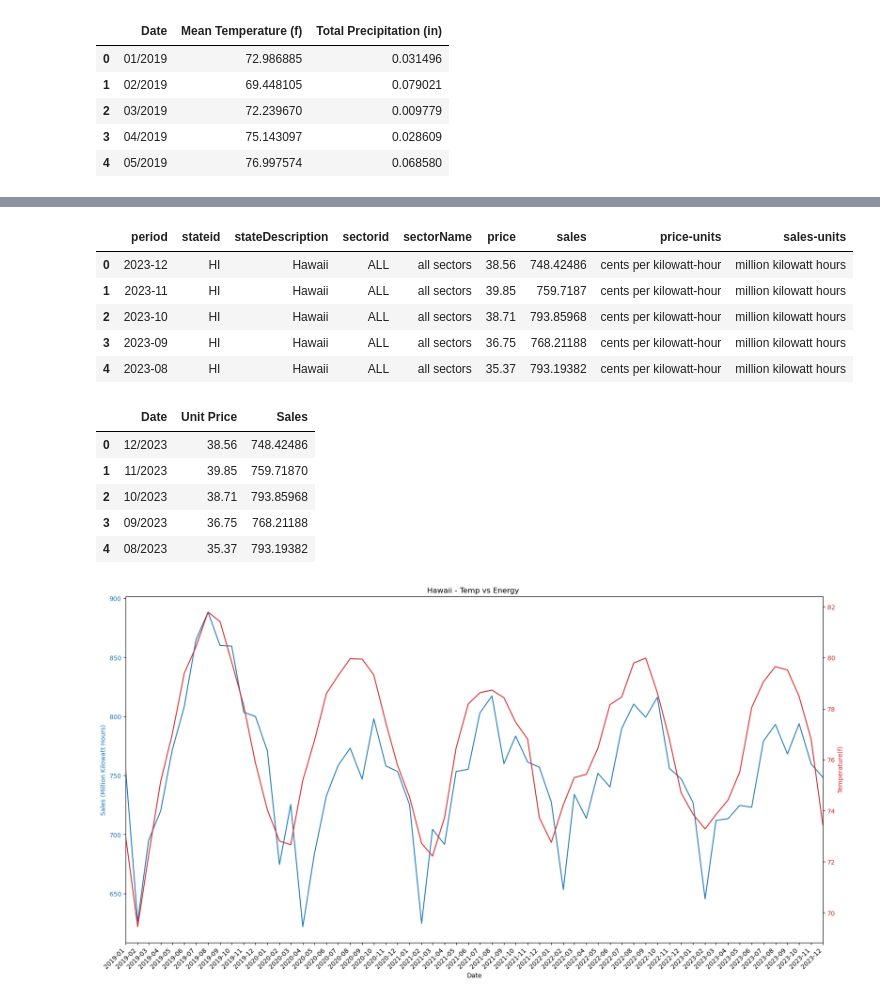
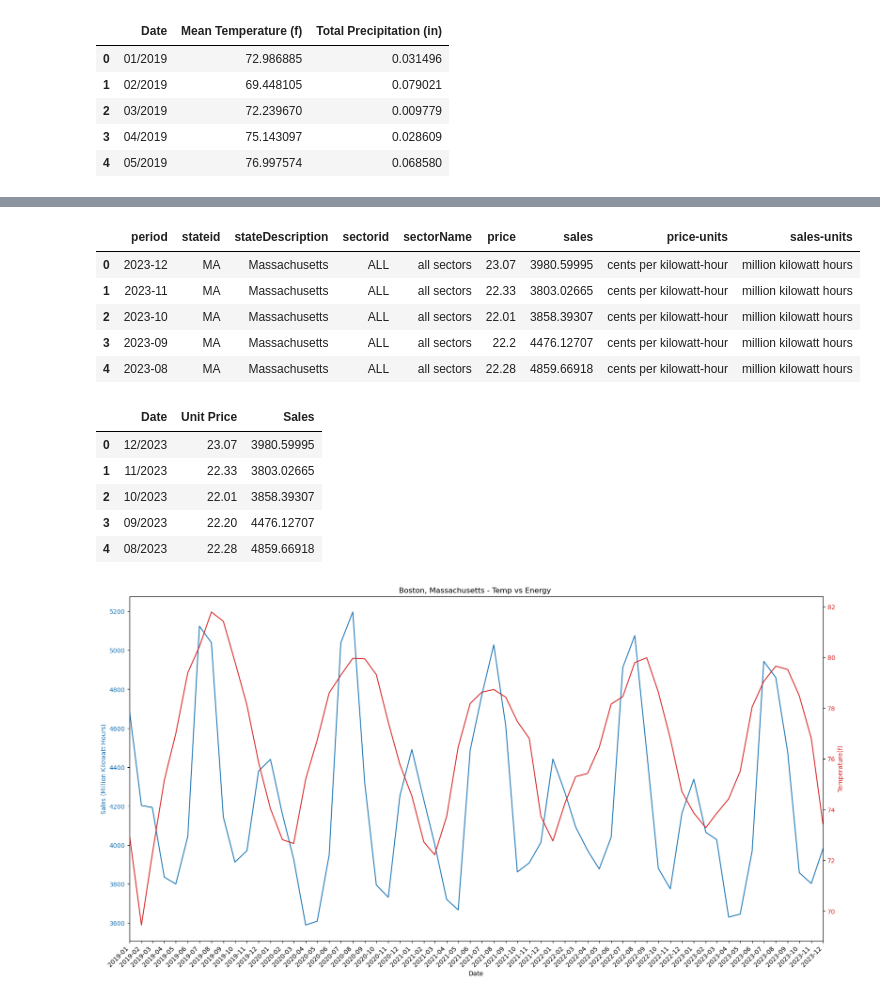
Before and after one commit to Deadbones267/Group-Project-1, a Jupyter notebook: weather_trends_energy_analysis.ipynb, the cells around one changed output, grey strips where cells are left out. Drawn from its saved outputs; the diff is of its cells as text; code cells hidden in the pictures.

```diff
--- a/weather_trends_energy_analysis.ipynb
+++ b/weather_trends_energy_analysis.ipynb
@@ -79,10 +112,10 @@ daily_data["Mean Temperature (f)"] = daily_temperature_2m_mean
 daily_data["Total Precipitation (in)"] = daily_precipitation_sum
 # %%
 # Honolulu Weather: Remove NA and Normailze date format
-honolulu_daily_df = pd.DataFrame(data = daily_data).dropna(how='any' )
-honolulu_daily_df['date'] = honolulu_daily_df['date'].dt.tz_localize(None)
+daily_df = pd.DataFrame(data = daily_data).dropna(how='any' )
+daily_df['date'] = daily_df['date'].dt.tz_localize(None)
 
-honolulu_daily_df.head()
+daily_df.head()
 # %% [output]
 |  | date | Mean Temperature (f) | Total Precipitation (in) |
 | 0 | 2019-01-01 | 75.174347 | 0.003937 |
@@ -119,53 +154,53 @@ eia_base_url = f"https://api.eia.gov/v2/electricity/retail-sales/data/?api_key={
 # %%
 # Honolulu Energy: Get Data
-hawaii_energy_args = f'&frequency=monthly&data[0]=price&data[1]=sales&facets[stateid][]=HI&facets[sectorid][]=ALL&start=2019-01&end=2023-12&sort[0][column]=period&sort[0][direction]=desc&offset=0&length=5000'
+state_energy_args = f'&frequency=monthly&data[0]=price&data[1]=sales&facets[stateid][]={first_state_abbr}&facets[sectorid][]=ALL&start=2019-01&end=2023-12&sort[0][column]=period&sort[0][direction]=desc&offset=0&length=5000'
 
-eia_hawaii_response = requests.get(eia_base_url + hawaii_energy_args)
+eia_response = requests.get(eia_base_url + state_energy_args)
 
-eia_hawaii_response_object = eia_hawaii_response.json()
-eia_hawaii_response_data = eia_hawaii_response_object['response']['data']
+eia_response_object = eia_response.json()
+eia_response_data = eia_response_object['response']['data']
 
-hawaii_energy_df = pd.DataFrame(eia_hawaii_response_data)
-hawaii_energy_df.head()
+energy_df = pd.DataFrame(eia_response_data)
+energy_df.head()
 # %% [output]
 |  | period | stateid | stateDescription | sectorid | sectorName | price | sales | price-units | sales-units |
-| 0 | 2023-12 | HI | Hawaii | ALL | all sectors | 38.56 | 748.42486 | cents per kilowatt-hour | million kilowatt hours |
-| 1 | 2023-11 | HI | Hawaii | ALL | all sectors | 39.85 | 759.7187 | cents per kilowatt-hour | million kilowatt hours |
-| 2 | 2023-10 | HI | Hawaii | ALL | all sectors | 38.71 | 793.85968 | cents per kilowatt-hour | million kilowatt hours |
-| 3 | 2023-09 | HI | Hawaii | ALL | all sectors | 36.75 | 768.21188 | cents per kilowatt-hour | million kilowatt hours |
-| 4 | 2023-08 | HI | Hawaii | ALL | all sectors | 35.37 | 793.19382 | cents per kilowatt-hour | million kilowatt hours |
+| 0 | 2023-12 | MA | Massachusetts | ALL | all sectors | 23.07 | 3980.59995 | cents per kilowatt-hour | million kilowatt hours |
+| 1 | 2023-11 | MA | Massachusetts | ALL | all sectors | 22.33 | 3803.02665 | cents per kilowatt-hour | million kilowatt hours |
+| 2 | 2023-10 | MA | Massachusetts | ALL | all sectors | 22.01 | 3858.39307 | cents per kilowatt-hour | million kilowatt hours |
+| 3 | 2023-09 | MA | Massachusetts | ALL | all sectors | 22.2 | 4476.12707 | cents per kilowatt-hour | million kilowatt hours |
+| 4 | 2023-08 | MA | Massachusetts | ALL | all sectors | 22.28 | 4859.66918 | cents per kilowatt-hour | million kilowatt hours |
 # %%
 # Honolulu Energy: Clean Data
-hawaii_energy_df.drop(columns=['stateid', 'sectorid', 'stateDescription', 'sectorName', 'price-units', 'sales-units'], inplace=True)
-hawaii_energy_df.head()
+energy_df.drop(columns=['stateid', 'sectorid', 'stateDescription', 'sectorName', 'price-units', 'sales-units'], inplace=True)
+energy_df.head()
 
-hawaii_energy_df.rename(columns={
+energy_df.rename(columns={
     'period': 'Date',
     'price': 'Unit Price',
     'sales': 'Sales'
 }, inplace=True)
 
 # Convert 'Unit Price' and 'Sales' to numeric (float)
-hawaii_energy_df['Unit Price'] = pd.to_numeric(hawaii_energy_df['Unit Price'], errors='coerce')
-hawaii_energy_df['Sales'] = pd.to_numeric(hawaii_energy_df['Sales'], errors='coerce')
+energy_df['Unit Price'] = pd.to_numeric(energy_df['Unit Price'], errors='coerce')
+energy_df['Sales'] = pd.to_numeric(energy_df['Sales'], errors='coerce')
 
-hawaii_energy_df['Date'] = pd.to_datetime(hawaii_energy_df['Date'])
-hawaii_energy_df['Date'] = hawaii_energy_df['Date'].dt.tz_localize(None)
-hawaii_energy_df['Date'] = hawaii_energy_df['Date'].dt.strftime('%m/%Y')
+energy_df['Date'] = pd.to_datetime(energy_df['Date'])
+energy_df['Date'] = energy_df['Date'].dt.tz_localize(None)
+energy_df['Date'] = energy_df['Date'].dt.strftime('%m/%Y')
 
-hawaii_energy_df.head()
+energy_df.head()
 # %% [output]
 |  | Date | Unit Price | Sales |
-| 0 | 12/2023 | 38.56 | 748.42486 |
-| 1 | 11/2023 | 39.85 | 759.71870 |
-| 2 | 10/2023 | 38.71 | 793.85968 |
-| 3 | 09/2023 | 36.75 | 768.21188 |
-| 4 | 08/2023 | 35.37 | 793.19382 |
+| 0 | 12/2023 | 23.07 | 3980.59995 |
+| 1 | 11/2023 | 22.33 | 3803.02665 |
+| 2 | 10/2023 | 22.01 | 3858.39307 |
+| 3 | 09/2023 | 22.20 | 4476.12707 |
+| 4 | 08/2023 | 22.28 | 4859.66918 |
 # %%
 ## TODO: ADD Plots Below
 
 # Merge the DataFrames on the 'Date' column
-merged_df = pd.merge(hawaii_energy_df, honolulu_monthly_df, left_on='Date', right_on='Date')
+merged_df = pd.merge(energy_df, monthly_df, left_on='Date', right_on='Date')
 merged_df['Date'] = pd.to_datetime(merged_df['Date'], format='%m/%Y', errors='coerce')
 
 merged_df.head()
@@ -173,34 +208,34 @@ merged_df.head()
 # Plotting
 fig, ax1 = plt.subplots(figsize = (20,10))
 
 # Plot Unit Price on the first y-axis
 ax1.set_xlabel('Date')
 ax1.set_ylabel('Sales (Million Kilowatt Hours)', color='tab:blue')
 ax1.plot(merged_df['Date'], merged_df['Sales'], color='tab:blue')
 ax1.tick_params(axis='y', labelcolor='tab:blue')
 
 # Create a second y-axis for Temperature
 ax2 = ax1.twinx()
 ax2.set_ylabel('Temperature(f)', color='tab:red')
 ax2.plot(merged_df['Date'], merged_df['Mean Temperature (f)'], color='tab:red')
 ax2.tick_params(axis='y', labelcolor='tab:red')
 
 # Manually set the x-tick labels
 ax1.set_xticks(merged_df['Date'][::1])  # Adjust the step to show more or fewer labels
 ax1.set_xticklabels(merged_df['Date'][::1].dt.strftime('%Y-%m'))
 
 # Rotate the x-axis labels
 plt.setp(ax1.get_xticklabels(), rotation=45, ha='right')
 
 # Set x-axis limits to the range of your data
 ax1.set_xlim([merged_df['Date'].min(), merged_df['Date'].max()])
 
-plt.title('Hawaii - Temp vs Energy ')
-plt.savefig('Output/hawaii_temp_vs_sales.png')
+plt.title(f'{first_result_city_name}, {first_result_state_name} - Temp vs Energy ')
+plt.savefig(f'Output/{first_result_city_name}_temp_vs_sales.png')
 
 plt.show()
 
 # Export dataframe to a csv
-merged_df.to_csv('Output/hawaii_temp_vs_sales.csv', index=False)
+merged_df.to_csv(f'Output/{first_result_city_name}_temp_vs_sales.csv', index=False)
 # %% [output]
-[figure, old version]
+[figure, new version]
```
Also changed, not shown: parts of 8 cells of this notebook, 3 other files.
